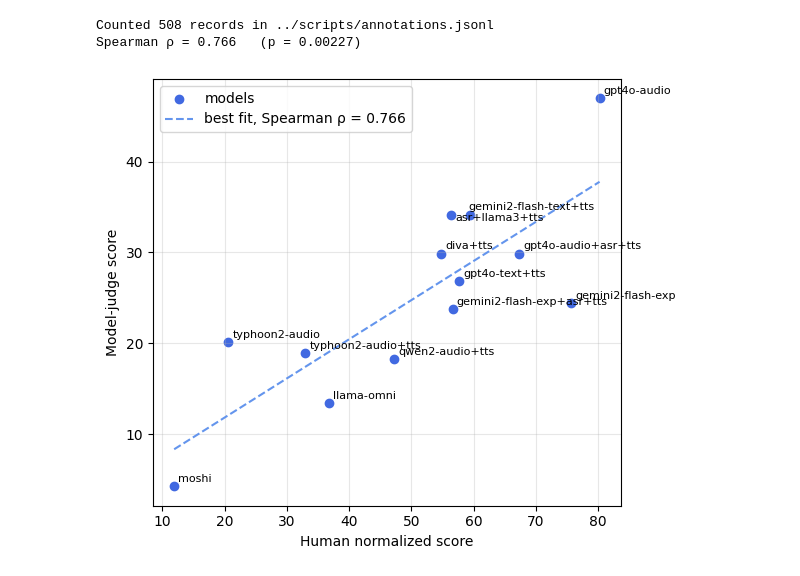
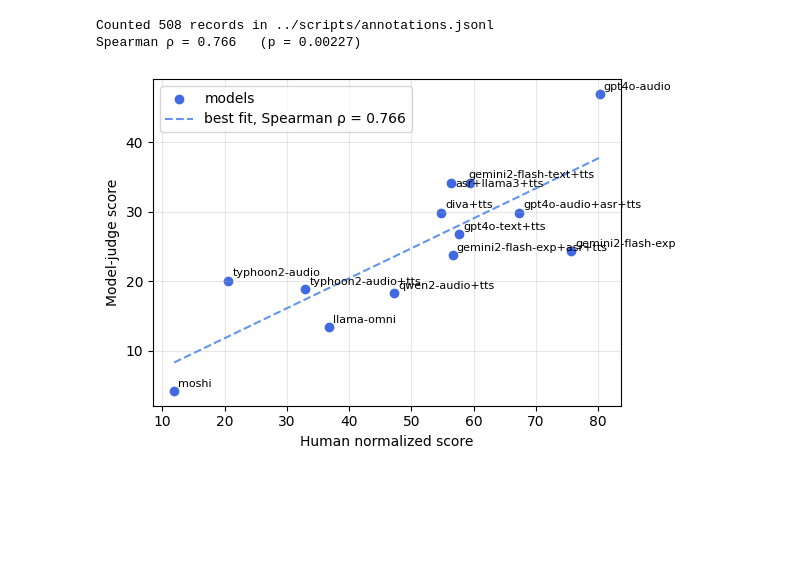
Before and after one commit to potsawee/audioLM-as-judge, a Jupyter notebook: eval-speakbench-v1/notebooks/human_eval_correlation.ipynb, the cells around one changed output. Drawn from its saved outputs; the diff is of its cells as text; code cells hidden in the pictures; blank space fills up the shorter version.

```diff
--- a/eval-speakbench-v1/notebooks/human_eval_correlation.ipynb
+++ b/eval-speakbench-v1/notebooks/human_eval_correlation.ipynb
@@ -86,6 +86,7 @@ human_scores = compute_normalized_scores("../scripts/annotations.jsonl")
 
 # --- overlap & vectors -------------------------------------------------------
 common = sorted(set(model_judge_scores) & set(human_scores))
+
 human = np.array([human_scores[m]        for m in common])
 judge = np.array([model_judge_scores[m]  for m in common])
 
@@ -99,33 +100,33 @@ x_line = np.linspace(human.min(), human.max(), 100)
 y_line = a * x_line + b
 
 # --- plot --------------------------------------------------------------------
-plt.figure(figsize=(6, 5))
+plt.figure(figsize=(6, 4))
 plt.scatter(human, judge, label="models", color="royalblue")
 
 
 plt.plot(x_line, y_line, '--', color="cornflowerblue", label=f"best fit, Spearman ρ = {rho:.3f}")
 
 for m, hx, jx in zip(common, human, judge):
     if m == "asr+llama3+tts":
         plt.annotate(m, (hx, jx-1.2), fontsize=8, xytext=(3, 3),
             textcoords="offset points")
     elif m == "gemini2-flash-text+tts":
         plt.annotate(m, (hx-1, jx+0.1), fontsize=8, xytext=(3, 3),
             textcoords="offset points")
     else:
         plt.annotate(m, (hx, jx), fontsize=8, xytext=(3, 3),
                     textcoords="offset points")
 
 
 plt.xlabel("Human normalized score")
 plt.ylabel("Model-judge score")
 # plt.title(f"Human vs Model-Judge  (ρ = {rho:.3f})")
 plt.grid(alpha=0.3)
 plt.legend()
 plt.tight_layout()
 plt.savefig("human_vs_model-judge.pdf", bbox_inches="tight")
 plt.show()
 # %% [output]
 Counted 508 records in ../scripts/annotations.jsonl
 Spearman ρ = 0.766   (p = 0.00227)
-[figure, old version]
+[figure, new version]
```
Also changed, not shown: parts of 1 cell of this notebook, 1 other file.
